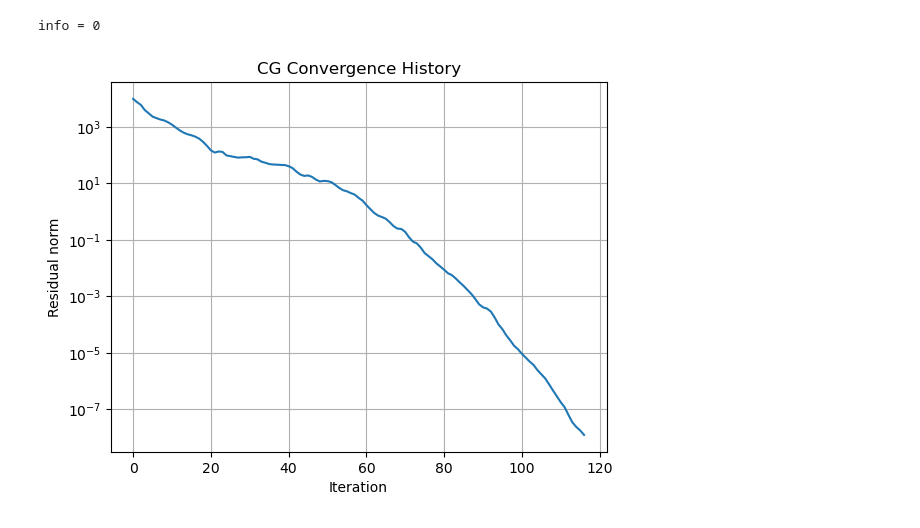
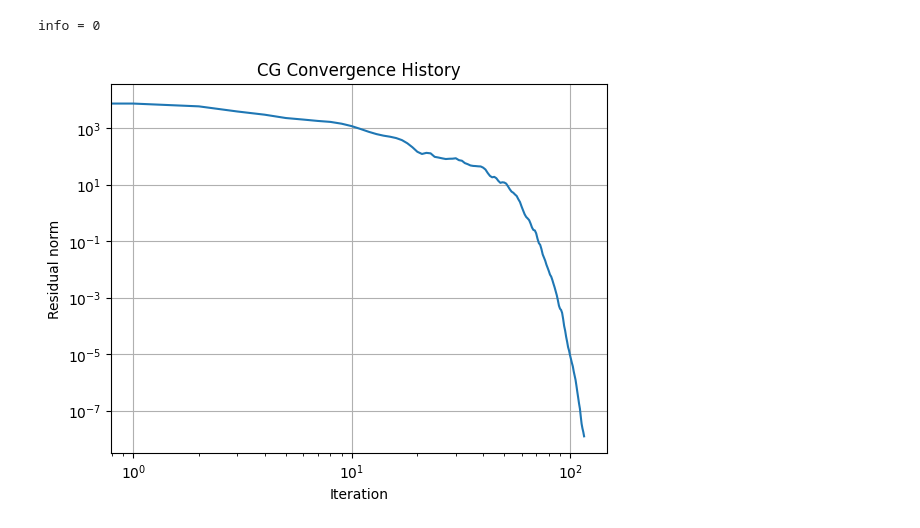
Before and after one commit to Maastrup/02687-SciFi-Computing, a Jupyter notebook: Assignment 1/Exercise3.ipynb, the cells around one changed output. Drawn from its saved outputs; the diff is of its cells as text; code cells hidden in the pictures.

```diff
--- a/Assignment 1/Exercise3.ipynb
+++ b/Assignment 1/Exercise3.ipynb
@@ -114,11 +114,11 @@ print("info =", info)   # info=0 means successful convergence
 # %% [output]
 info = 0
 # %%
-plt.semilogy(residuals)
+plt.loglog(residuals)
 plt.xlabel("Iteration")
 plt.ylabel("Residual norm")
 plt.title("CG Convergence History")
 plt.grid(True)
 plt.show()
 # %% [output]
-[figure, old version]
+[figure, new version]
```
Also changed, not shown: parts of 5 cells of this notebook, 1 other file.
